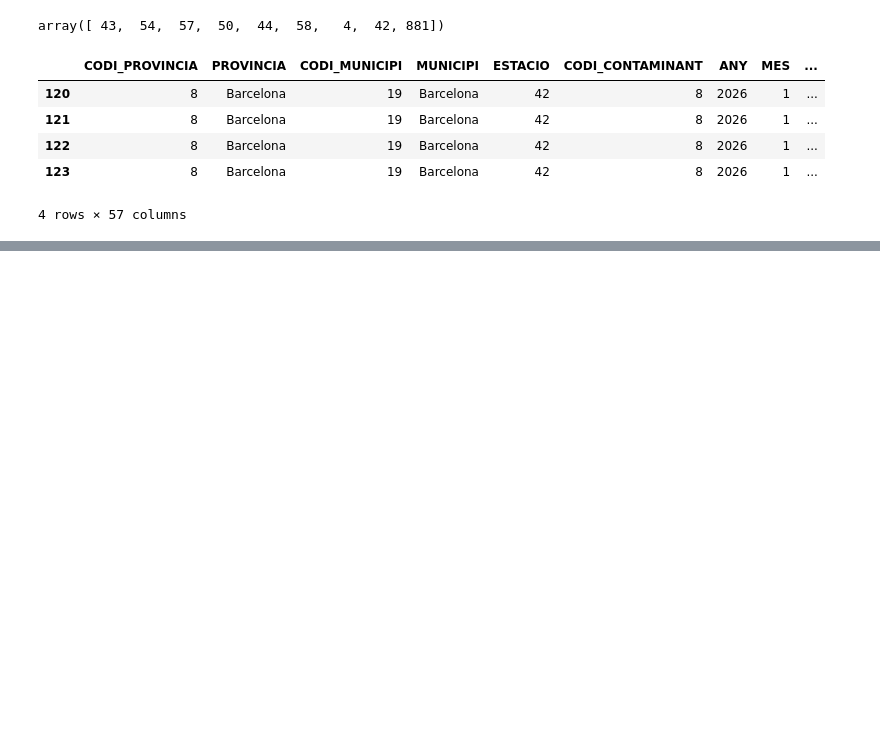
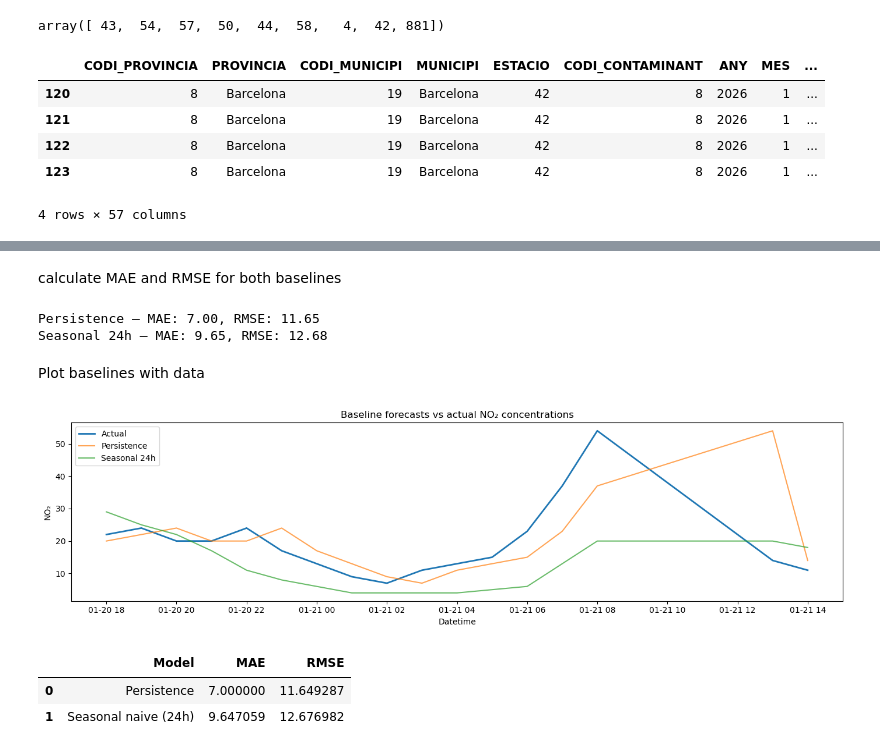
Before and after one commit to FlaviaAmadio/air-quality-forecasting, a Jupyter notebook: notebooks/01_eda.ipynb, the cells around one changed output, grey strips where cells are left out. Saved outputs shown, nothing was run; the diff lists cells and outputs as text; code cells hidden in the pictures; blank space fills up the shorter version.

```diff
--- a/notebooks/01_eda.ipynb
+++ b/notebooks/01_eda.ipynb
@@ -152,0 +281,3 @@ plt.show()
+# %%
+df_model['pred_persistence'] = df_model['NO2_clean'].shift(1)
+df_model['pred_seasonal_24h'] = df_model['NO2_clean'].shift(24)
@@ -152,0 +286,13 @@ plt.show()
+# %%
+split_idx = int(len(df_model) * 0.8)
+
+train = df_model.iloc[:split_idx].copy()
+test  = df_model.iloc[split_idx:].copy()
+# %%
+test_eval = test.dropna(
+    subset=['NO2_clean', 'pred_persistence', 'pred_seasonal_24h']
+)
+# %%
+y_true = test_eval['NO2_clean']
+# %% [markdown]
+calculate MAE and RMSE for both baselines
@@ -152,0 +305,37 @@ plt.show()
+# %%
+print(f'Persistence — MAE: {mae_p:.2f}, RMSE: {rmse_p:.2f}')
+print(f'Seasonal 24h — MAE: {mae_s:.2f}, RMSE: {rmse_s:.2f}')
+# %% [output]
+Persistence — MAE: 7.00, RMSE: 11.65
+Seasonal 24h — MAE: 9.65, RMSE: 12.68
+# %% [markdown]
+Plot baselines with data
+# %%
+plt.figure(figsize=(14, 4))
+
+plt.plot(test_eval.index, y_true, label='Actual', linewidth=2)
+plt.plot(test_eval.index, test_eval['pred_persistence'],
+         label='Persistence', alpha=0.7)
+plt.plot(test_eval.index, test_eval['pred_seasonal_24h'],
+         label='Seasonal 24h', alpha=0.7)
+
+plt.title('Baseline forecasts vs actual NO₂ concentrations')
+plt.xlabel('Datetime')
+plt.ylabel('NO₂')
+plt.legend()
+plt.tight_layout()
+plt.show()
+# %% [output]
+[figure, added]
+# %%
+baseline_results = pd.DataFrame({
+    'Model': ['Persistence', 'Seasonal naive (24h)'],
+    'MAE': [mae_p, mae_s],
+    'RMSE': [rmse_p, rmse_s]
+})
+
+baseline_results
+# %% [output]
+|  | Model | MAE | RMSE |
+| 0 | Persistence | 7.000000 | 11.649287 |
+| 1 | Seasonal naive (24h) | 9.647059 | 12.676982 |
```
Also changed, not shown: parts of 25 cells of this notebook, 1 other file.
